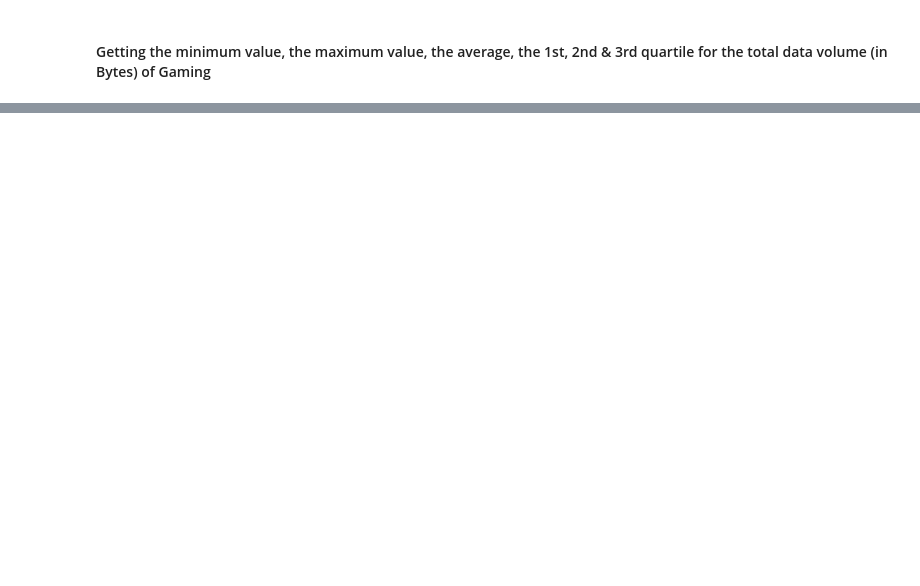
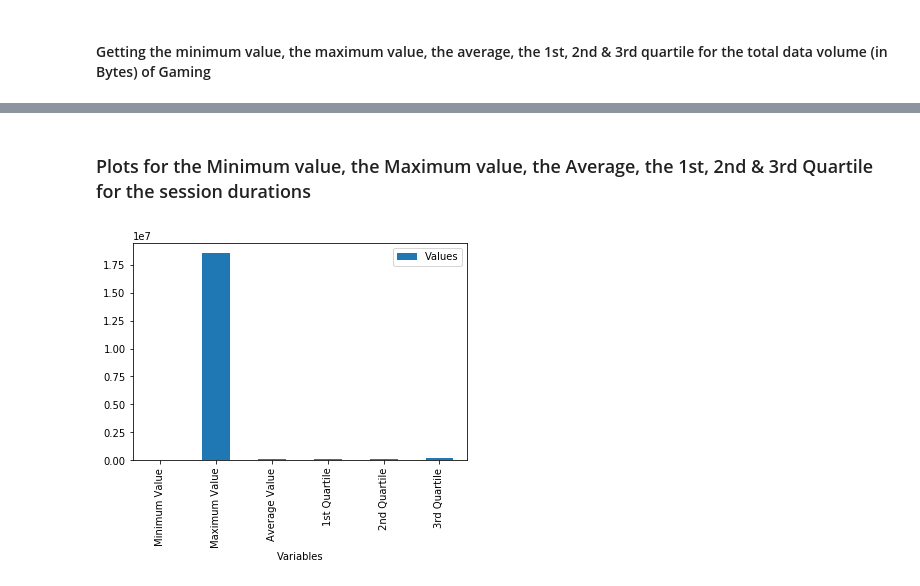
Before and after one commit to tijesunimiolashore/10academy_Telecommunication, a Jupyter notebook: Week2_Challenge_Telecommunication.ipynb, the cells around one changed output, grey strips where cells are left out. Saved outputs shown, nothing was run; the diff lists cells and outputs as text; code cells hidden in the pictures; blank space fills up the shorter version.

```diff
--- a/Week2_Challenge_Telecommunication.ipynb
+++ b/Week2_Challenge_Telecommunication.ipynb
@@ -352,0 +421,14 @@ Average 299884505.35866964
+# %% [markdown]
+### Plots for the Minimum value, the Maximum value, the Average, the 1st, 2nd & 3rd Quartile for the session durations
+# %%
+from pandas import DataFrame
+import matplotlib.pyplot as plt
+
+Data = {'Variables': ['Minimum Value','Maximum Value','Average Value','1st Quartile','2nd Quartile','3rd Quartile'],
+        'Values': [7142.0,18553754.0,146167.1563225275,71309.0,102741.0,172799.0]}
+
+df = DataFrame(Data,columns=['Variables','Values'])
+df.plot(x ='Variables', y='Values', kind = 'bar')
+plt.show()
+# %% [output]
+[figure, added]
```
Also changed, not shown: parts of 25 cells of this notebook.
